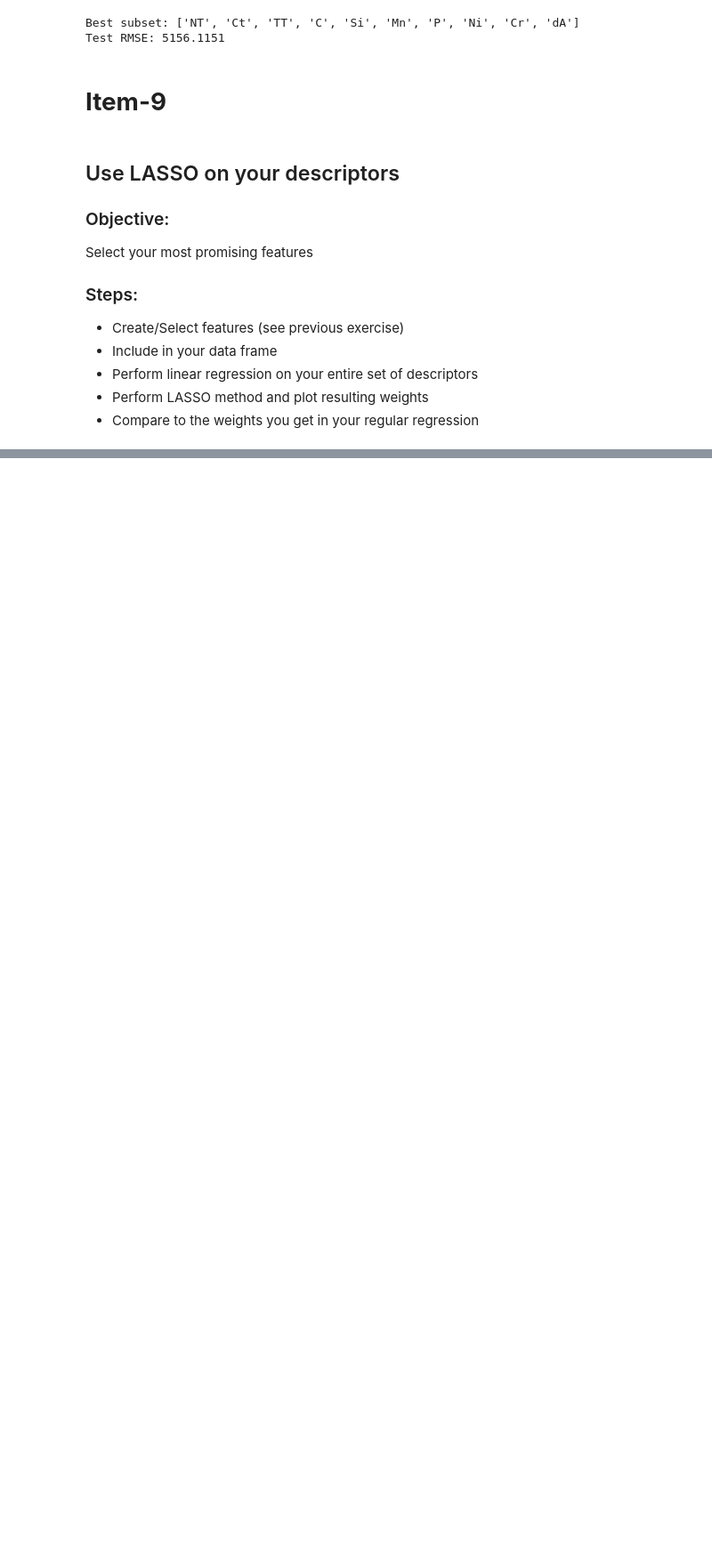
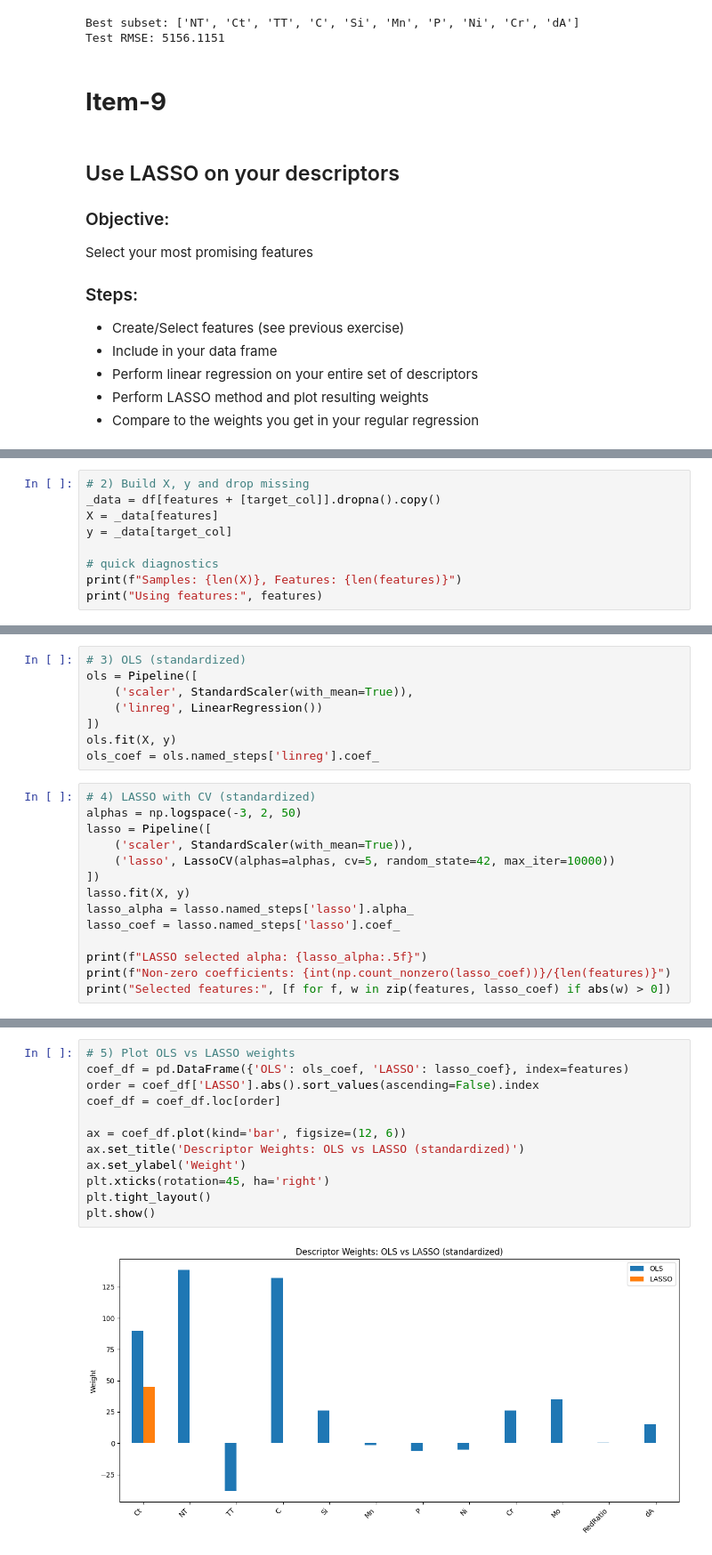
Before and after one commit to ayberkkutlu/Machine-Learning-Course-and-Project, a Jupyter notebook: Notebooks/HW1.ipynb, the cells around one changed output, grey strips where cells are left out. Shown: that part at 89% size. Saved outputs shown, nothing was run; the diff lists cells and outputs as text; blank space fills up the shorter version.

```diff
--- a/Notebooks/HW1.ipynb
+++ b/Notebooks/HW1.ipynb
@@ -888,0 +915,9 @@ Select your most promising features
+# %%
+# 2) Build X, y and drop missing
+_data = df[features + [target_col]].dropna().copy()
+X = _data[features]
+y = _data[target_col]
+
+# quick diagnostics
+print(f"Samples: {len(X)}, Features: {len(features)}")
+print("Using features:", features)
@@ -888,0 +927,22 @@ Select your most promising features
+# %%
+# 3) OLS (standardized)
+ols = Pipeline([
+    ('scaler', StandardScaler(with_mean=True)),
+    ('linreg', LinearRegression())
+])
+ols.fit(X, y)
+ols_coef = ols.named_steps['linreg'].coef_
+# %%
+# 4) LASSO with CV (standardized)
+alphas = np.logspace(-3, 2, 50)
+lasso = Pipeline([
+    ('scaler', StandardScaler(with_mean=True)),
+    ('lasso', LassoCV(alphas=alphas, cv=5, random_state=42, max_iter=10000))
+])
+lasso.fit(X, y)
+lasso_alpha = lasso.named_steps['lasso'].alpha_
+lasso_coef = lasso.named_steps['lasso'].coef_
+
+print(f"LASSO selected alpha: {lasso_alpha:.5f}")
+print(f"Non-zero coefficients: {int(np.count_nonzero(lasso_coef))}/{len(features)}")
+print("Selected features:", [f for f, w in zip(features, lasso_coef) if abs(w) > 0])
@@ -888,0 +953,14 @@ Select your most promising features
+# %%
+# 5) Plot OLS vs LASSO weights
+coef_df = pd.DataFrame({'OLS': ols_coef, 'LASSO': lasso_coef}, index=features)
+order = coef_df['LASSO'].abs().sort_values(ascending=False).index
+coef_df = coef_df.loc[order]
+
+ax = coef_df.plot(kind='bar', figsize=(12, 6))
+ax.set_title('Descriptor Weights: OLS vs LASSO (standardized)')
+ax.set_ylabel('Weight')
+plt.xticks(rotation=45, ha='right')
+plt.tight_layout()
+plt.show()
+# %% [output]
+[figure, added]
```
Also changed, not shown: parts of 37 cells of this notebook, 1 other file.
